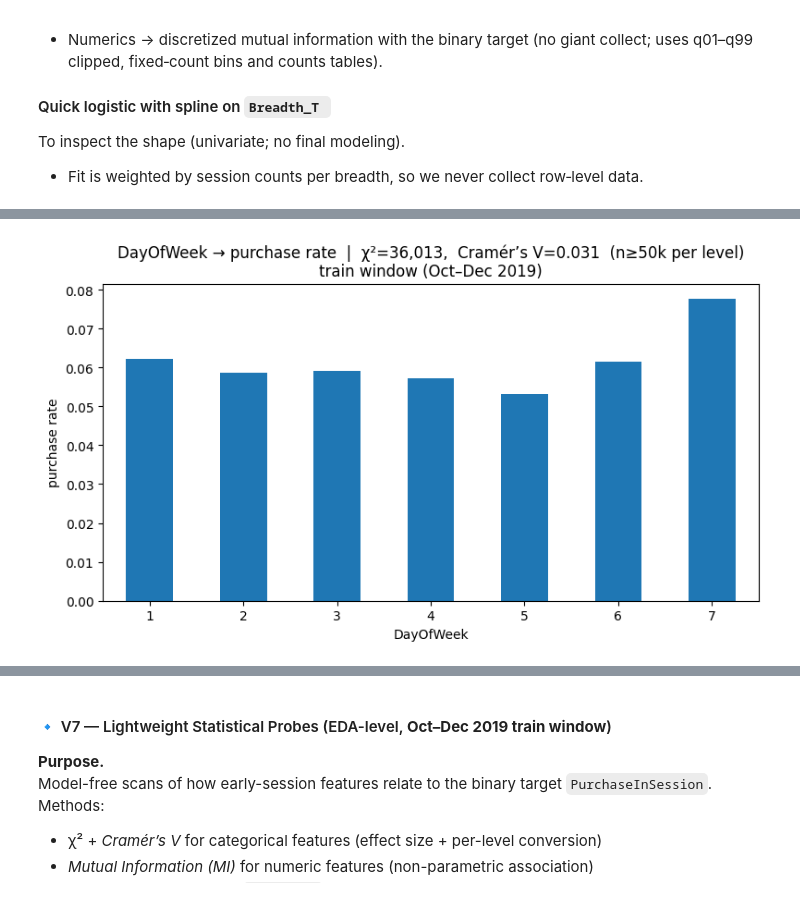
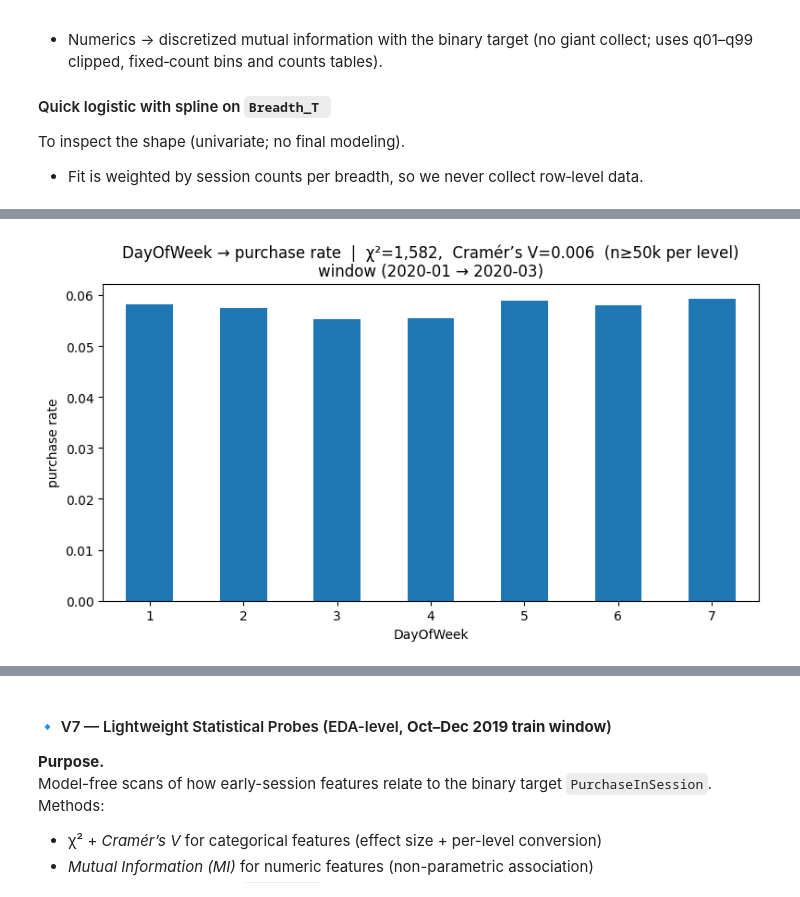
Before and after one commit to pylabview/ml-sandbox-non-production, a Jupyter notebook: notebooks/M2_ EDA V6_1.ipynb, the cells around one changed output, grey strips where cells are left out. Cells and saved outputs as stored; diff of their text form; code cells hidden in the pictures.

```diff
--- a/notebooks/M2_ EDA V6_1.ipynb
+++ b/notebooks/M2_ EDA V6_1.ipynb
@@ -9506,16 +9514,45 @@ assert TARGET in df.columns, f"Target {TARGET} not found in {list(df.columns)[:2
 TARGET = "PurchaseInSession"
 assert TARGET in df.columns, "Target not found; re-run Cell 8 to write *_TARGETS caches."
 
-# ---------- enforce train window: Oct–Dec 2019 ----------
-TRAIN_MONTHS = {"2019-10", "2019-11", "2019-12"}
+# ---------- enforce window from config (works for TRAIN/VAL/TEST) ----------
+import importlib, config
+importlib.reload(config)
+
+T   = int(getattr(config, "T_MIN", 5))
+OUT = config.OUT_DIR
+
+_MON = {"Jan":"01","Feb":"02","Mar":"03","Apr":"04","May":"05","Jun":"06",
+        "Jul":"07","Aug":"08","Sep":"09","Oct":"10","Nov":"11","Dec":"12"}
+
+def yyyymm(tag: str) -> str:
+    y, mon = tag.split("-")
+    return f"{y}-{_MON[mon]}"
+
+# Use the same months you’re building/using elsewhere
+MONTH_TAGS = (
+    list(getattr(config, "LEAK_MONTHS", []))
+    or list(getattr(config, "MONTHS", []))
+    or list(getattr(config, "MONTHS_FULL", []))
+)
+EDA_MONTHS = {yyyymm(m) for m in MONTH_TAGS}
+
+WINDOW_LABEL = f"window ({min(EDA_MONTHS)} → {max(EDA_MONTHS)})"
+WINDOW_SLUG  = f"{MONTH_TAGS[0]}_to_{MONTH_TAGS[-1]}" if MONTH_TAGS else "all"
+
 if "session_month" in df.columns:
-    df_eda = df[df["session_month"].isin(TRAIN_MONTHS)].copy()
+    df_eda = df[df["session_month"].isin(EDA_MONTHS)].copy()
 elif "session_start" in df.columns:
-    df_eda = df[df["session_start"].dt.strftime("%Y-%m").isin(TRAIN_MONTHS)].copy()
+    df_eda = df[df["session_start"].dt.strftime("%Y-%m").isin(EDA_MONTHS)].copy()
 else:
-    df_eda = df.copy()  # source file is already Oct–Dec combined
+    df_eda = df.copy()
 
-WINDOW_LABEL = "train window (Oct–Dec 2019)"
+if df_eda.empty:
+    raise RuntimeError(
+        f"Cell 11: df_eda is empty after filtering to {sorted(EDA_MONTHS)}. "
+        f"This usually means you loaded a parquet that doesn’t contain those months."
+    )
+
+
 
 # ---------- helpers ----------
 def _cramers_v_from_ct(ct_vals: np.ndarray) -> tuple[float, float]:
@@ -9640,16 +9677,29 @@ def _discretize_series(s: pd.Series, bins: int = 20, clip_q=(0.01, 0.99)) -> pd.
     pandas.Series
         Integer bin labels for non-NaN values (NaN where s was NaN).
     """
-    lo = s.quantile(clip_q[0])
-    hi = s.quantile(clip_q[1])
+    s_nonnull = s.dropna()
+    if s_nonnull.empty:
+        # Return all-missing labels; crosstab will be empty and MI will become NaN (fine)
+        return pd.Series(pd.NA, index=s.index, dtype="Int64")
+
+    lo = float(s_nonnull.quantile(clip_q[0]))
+    hi = float(s_nonnull.quantile(clip_q[1]))
+
+    if (not np.isfinite(lo)) or (not np.isfinite(hi)):
+        return pd.Series(pd.NA, index=s.index, dtype="Int64")
+
+    if hi <= lo:
+        hi = lo + 1.0  # ensure a non-zero span
+
     s_clipped = s.clip(lo, hi)
-    if not np.isfinite(lo) or not np.isfinite(hi) or hi <= lo:
-        lo, hi = s.min(), s.max()
-        if not np.isfinite(lo) or not np.isfinite(hi) or hi <= lo:
-            hi = lo + 1.0
     edges = np.linspace(lo, hi, bins + 1)
-    labels = pd.cut(s_clipped, bins=edges, include_lowest=True, labels=False)
-    return labels
+
+    # pd.cut requires strictly increasing bin edges
+    if (not np.all(np.isfinite(edges))) or (np.any(np.diff(edges) <= 0)):
+        edges = np.linspace(lo, lo + 1.0, bins + 1)
+
+    codes = pd.cut(s_clipped, bins=edges, include_lowest=True, labels=False)
+    return pd.Series(codes, index=s.index, dtype="Int64")
 
 
 # ---------- A) Categorical: per-level conversion + Cramér’s V ----------
@@ -9664,8 +9714,16 @@ for c in cat_cols:
     )
     full, to_plot = _per_level_conversion(df_eda, c, order=order, min_n=50_000)
 
+    if to_plot is None or to_plot.empty:
+        max_n = int(full["n"].max()) if (full is not None and not full.empty and "n" in full.columns) else 0
+        print(f"[Cell 11] Skipping plot for {c}: no levels with n ≥ 50,000 (max level n = {max_n:,}).")
+        continue
+
     plt.figure(figsize=(8, 4.6))
     to_plot["rate"].plot(kind="bar")
+
+
+
     plt.title(
         f"{c} → purchase rate  |  χ²={chi2:,.0f},  Cramér’s V={v:.3f}  (n≥50k per level)\n{WINDOW_LABEL}"
     )
@@ -9775 +9834 @@ print("[V7] Visuals rendered for", WINDOW_LABEL)
-[figure, old version]
+[figure, new version]
```
Also changed, not shown: parts of 25 cells of this notebook, 2 other files.
